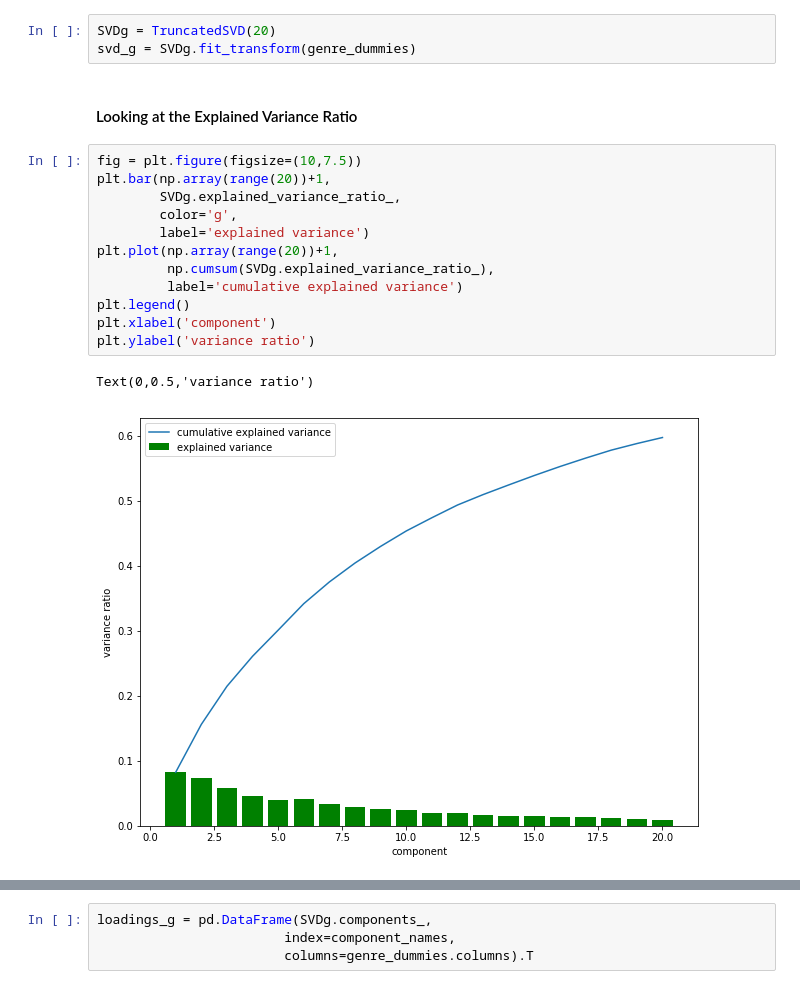
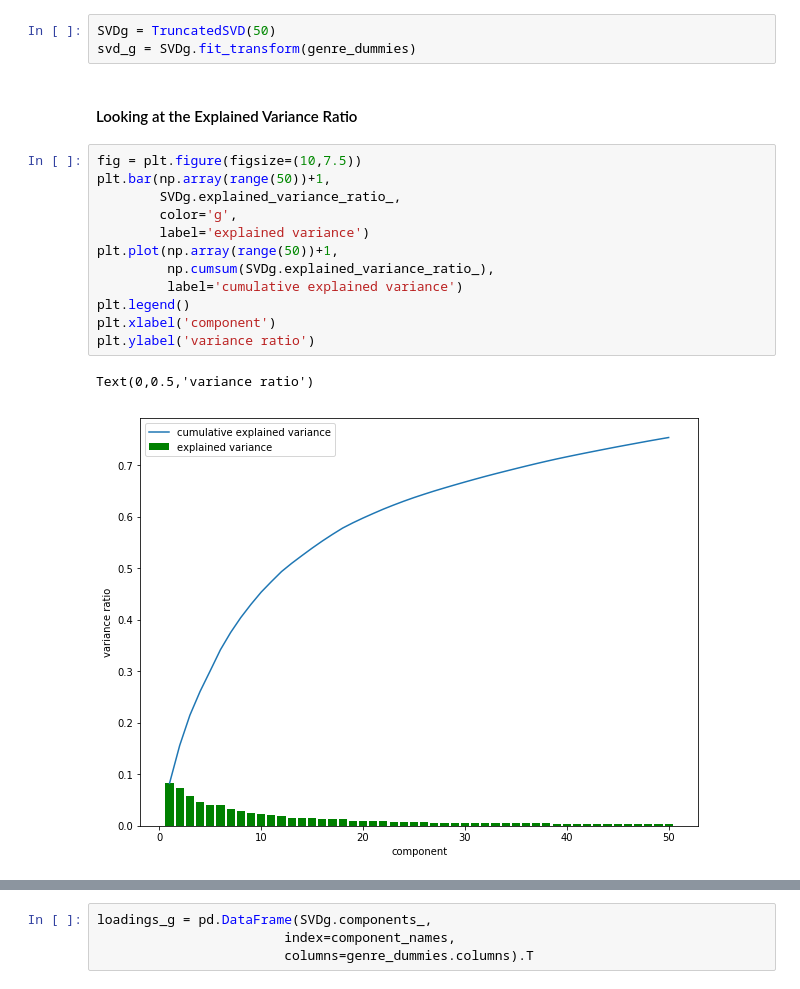
Before and after one commit to jonjohnsontc/songwriter-graph, a Jupyter notebook: notebooks/preprocessing.ipynb, the cells around one changed output, grey strips where cells are left out. Cells and saved outputs as stored; diff of their text form.

```diff
--- a/notebooks/preprocessing.ipynb
+++ b/notebooks/preprocessing.ipynb
@@ -283,21 +277,21 @@ len(genre_dummies.columns)
 # %%
-SVDg = TruncatedSVD(20)
+SVDg = TruncatedSVD(50)
 svd_g = SVDg.fit_transform(genre_dummies)
 # %% [markdown]
 #### Looking at the Explained Variance Ratio
 # %%
 fig = plt.figure(figsize=(10,7.5))
-plt.bar(np.array(range(20))+1,
+plt.bar(np.array(range(50))+1,
         SVDg.explained_variance_ratio_,
         color='g',
         label='explained variance')
-plt.plot(np.array(range(20))+1,
+plt.plot(np.array(range(50))+1,
          np.cumsum(SVDg.explained_variance_ratio_),
          label='cumulative explained variance')
 plt.legend()
 plt.xlabel('component')
 plt.ylabel('variance ratio')
 # %% [output]
 Text(0,0.5,'variance ratio')
-[figure, old version]
+[figure, new version]
 # %%
```
Also changed, not shown: parts of 25 cells of this notebook, 20 other files.
